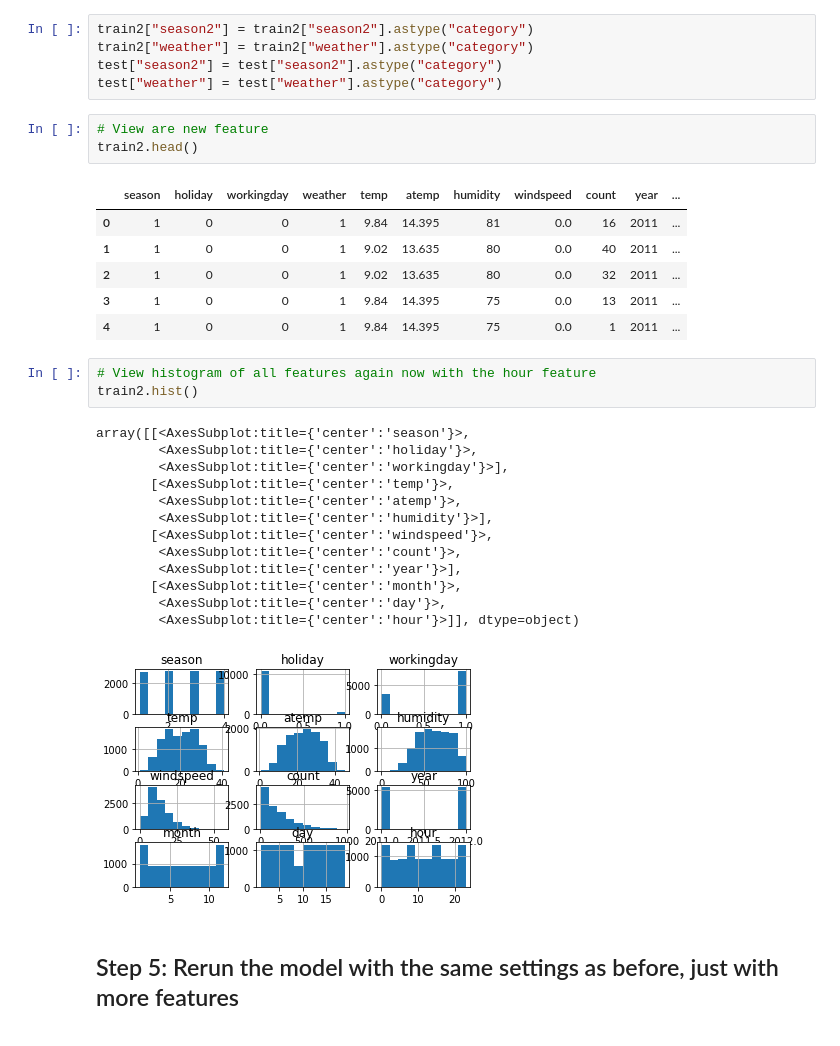
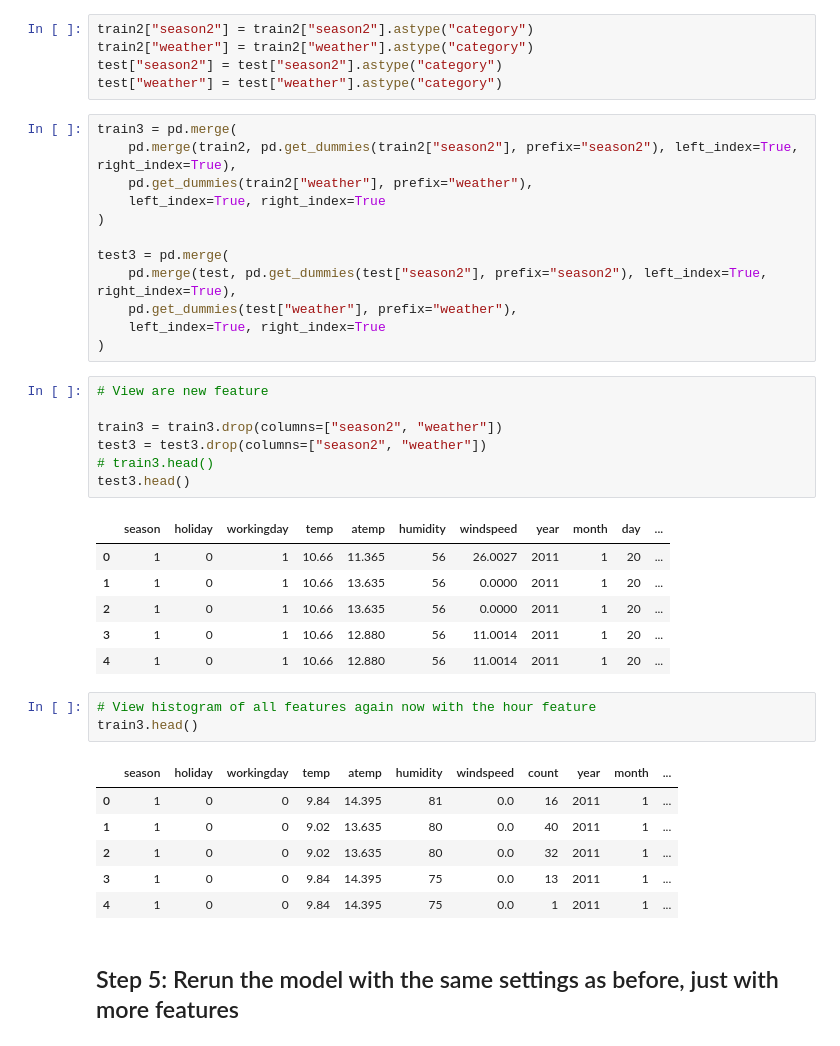
Before and after one commit to williamhyun/nd189-1-Introduction-to-Machine-Learning-project-starter, a Jupyter notebook: project/project-template.ipynb, the cells around one changed output. Cells and saved outputs as stored; diff of their text form.

```diff
--- a/project/project-template.ipynb
+++ b/project/project-template.ipynb
@@ -440,33 +440,42 @@ train2["season2"] = train2["season2"].astype("category")
 train2["weather"] = train2["weather"].astype("category")
 test["season2"] = test["season2"].astype("category")
 test["weather"] = test["weather"].astype("category")
-# %%
-# View are new feature
-train2.head()
-# %% [output]
-|  | season | holiday | workingday | weather | temp | atemp | humidity | windspeed | count | year | ... |
-| 0 | 1 | 0 | 0 | 1 | 9.84 | 14.395 | 81 | 0.0 | 16 | 2011 | ... |
-| 1 | 1 | 0 | 0 | 1 | 9.02 | 13.635 | 80 | 0.0 | 40 | 2011 | ... |
-| 2 | 1 | 0 | 0 | 1 | 9.02 | 13.635 | 80 | 0.0 | 32 | 2011 | ... |
-| 3 | 1 | 0 | 0 | 1 | 9.84 | 14.395 | 75 | 0.0 | 13 | 2011 | ... |
-| 4 | 1 | 0 | 0 | 1 | 9.84 | 14.395 | 75 | 0.0 | 1 | 2011 | ... |
+# %%
+train3 = pd.merge(
+    pd.merge(train2, pd.get_dummies(train2["season2"], prefix="season2"), left_index=True, right_index=True),
+    pd.get_dummies(train2["weather"], prefix="weather"),
+    left_index=True, right_index=True
+)
+
+test3 = pd.merge(
+    pd.merge(test, pd.get_dummies(test["season2"], prefix="season2"), left_index=True, right_index=True),
+    pd.get_dummies(test["weather"], prefix="weather"),
+    left_index=True, right_index=True
+)
+# %%
+# View are new feature
+
+train3 = train3.drop(columns=["season2", "weather"])
+test3 = test3.drop(columns=["season2", "weather"])
+# train3.head()
+test3.head()
+# %% [output]
+|  | season | holiday | workingday | temp | atemp | humidity | windspeed | year | month | day | ... |
+| 0 | 1 | 0 | 1 | 10.66 | 11.365 | 56 | 26.0027 | 2011 | 1 | 20 | ... |
+| 1 | 1 | 0 | 1 | 10.66 | 13.635 | 56 | 0.0000 | 2011 | 1 | 20 | ... |
+| 2 | 1 | 0 | 1 | 10.66 | 13.635 | 56 | 0.0000 | 2011 | 1 | 20 | ... |
+| 3 | 1 | 0 | 1 | 10.66 | 12.880 | 56 | 11.0014 | 2011 | 1 | 20 | ... |
+| 4 | 1 | 0 | 1 | 10.66 | 12.880 | 56 | 11.0014 | 2011 | 1 | 20 | ... |
 # %%
 # View histogram of all features again now with the hour feature
-train2.hist()
+train3.head()
 # %% [output]
-array([[<AxesSubplot:title={'center':'season'}>,
-        <AxesSubplot:title={'center':'holiday'}>,
-        <AxesSubplot:title={'center':'workingday'}>],
-       [<AxesSubplot:title={'center':'temp'}>,
-        <AxesSubplot:title={'center':'atemp'}>,
-        <AxesSubplot:title={'center':'humidity'}>],
-       [<AxesSubplot:title={'center':'windspeed'}>,
-        <AxesSubplot:title={'center':'count'}>,
-        <AxesSubplot:title={'center':'year'}>],
-       [<AxesSubplot:title={'center':'month'}>,
-        <AxesSubplot:title={'center':'day'}>,
-        <AxesSubplot:title={'center':'hour'}>]], dtype=object)
-[figure, removed]
+|  | season | holiday | workingday | temp | atemp | humidity | windspeed | count | year | month | ... |
+| 0 | 1 | 0 | 0 | 9.84 | 14.395 | 81 | 0.0 | 16 | 2011 | 1 | ... |
+| 1 | 1 | 0 | 0 | 9.02 | 13.635 | 80 | 0.0 | 40 | 2011 | 1 | ... |
+| 2 | 1 | 0 | 0 | 9.02 | 13.635 | 80 | 0.0 | 32 | 2011 | 1 | ... |
+| 3 | 1 | 0 | 0 | 9.84 | 14.395 | 75 | 0.0 | 13 | 2011 | 1 | ... |
+| 4 | 1 | 0 | 0 | 9.84 | 14.395 | 75 | 0.0 | 1 | 2011 | 1 | ... |
 # %% [markdown]
 ## Step 5: Rerun the model with the same settings as before, just with more features
 # %%
```
Also changed, not shown: parts of 8 cells of this notebook.
